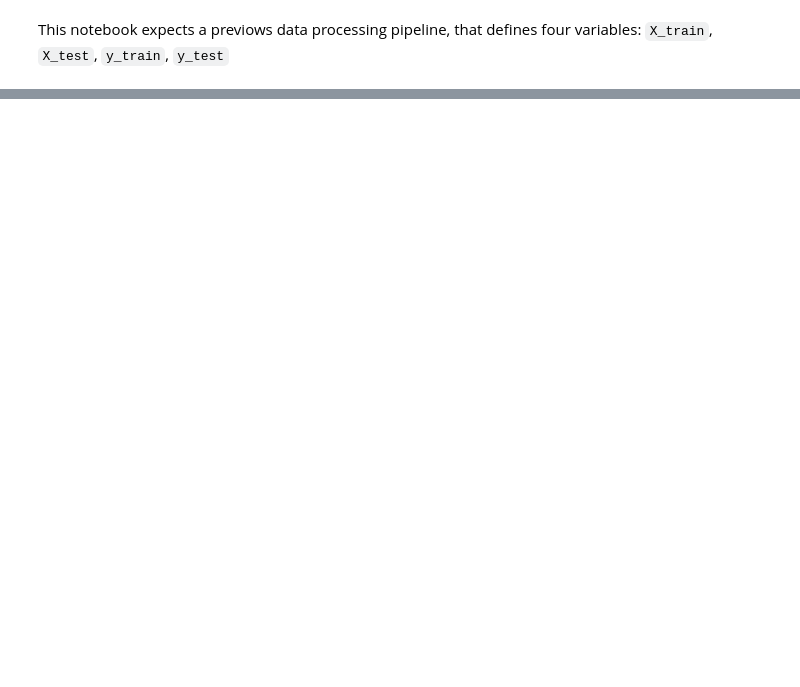
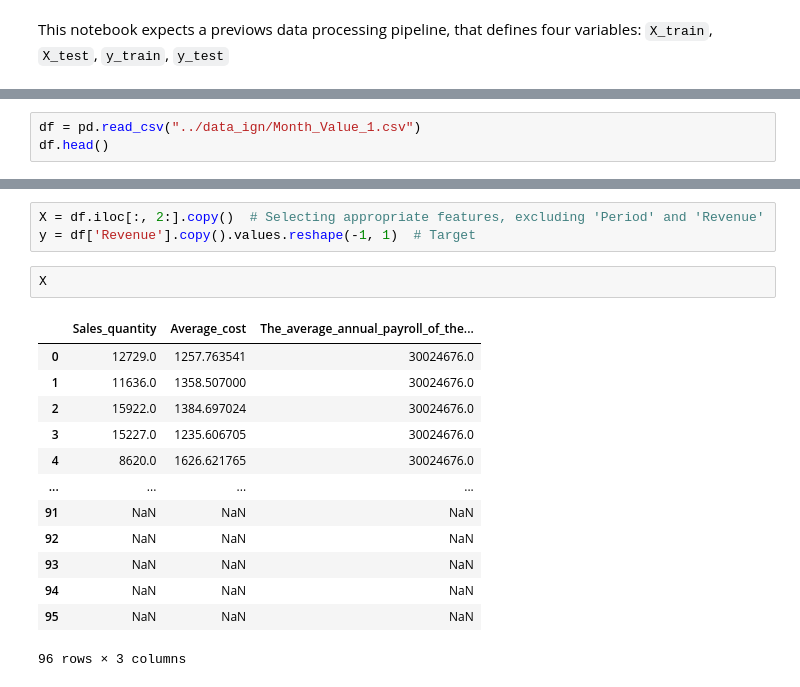
Before and after one commit to Aguiar08/MC906-Wild-Fire-Prediction, a Jupyter notebook: model/LSTM.ipynb, the cells around one changed output, grey strips where cells are left out. Saved outputs shown, nothing was run; the diff lists cells and outputs as text; blank space fills up the shorter version.

```diff
--- a/model/LSTM.ipynb
+++ b/model/LSTM.ipynb
@@ -6,0 +21,3 @@ from torch.autograd import Variable
+# %%
+df = pd.read_csv("../data_ign/Month_Value_1.csv")
+df.head()
@@ -6,0 +31,19 @@ from torch.autograd import Variable
+# %%
+X = df.iloc[:, 2:].copy()  # Selecting appropriate features, excluding 'Period' and 'Revenue'
+y = df['Revenue'].copy().values.reshape(-1, 1)  # Target
+# %%
+X
+# %% [output]
+|  | Sales_quantity | Average_cost | The_average_annual_payroll_of_the... |
+| 0 | 12729.0 | 1257.763541 | 30024676.0 |
+| 1 | 11636.0 | 1358.507000 | 30024676.0 |
+| 2 | 15922.0 | 1384.697024 | 30024676.0 |
+| 3 | 15227.0 | 1235.606705 | 30024676.0 |
+| 4 | 8620.0 | 1626.621765 | 30024676.0 |
+| ... | ... | ... | ... |
+| 91 | NaN | NaN | NaN |
+| 92 | NaN | NaN | NaN |
+| 93 | NaN | NaN | NaN |
+| 94 | NaN | NaN | NaN |
+| 95 | NaN | NaN | NaN |
+96 rows × 3 columns
```
Also changed, not shown: parts of 12 cells of this notebook, 2 other files.
